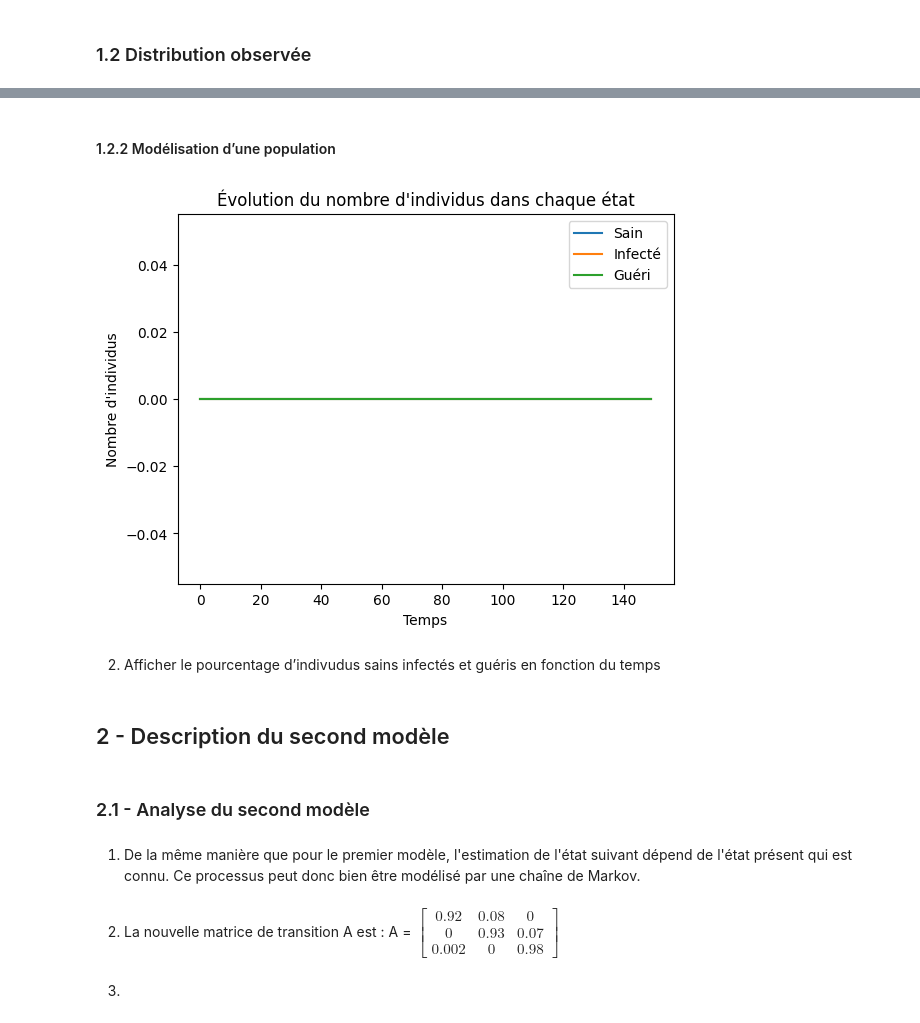
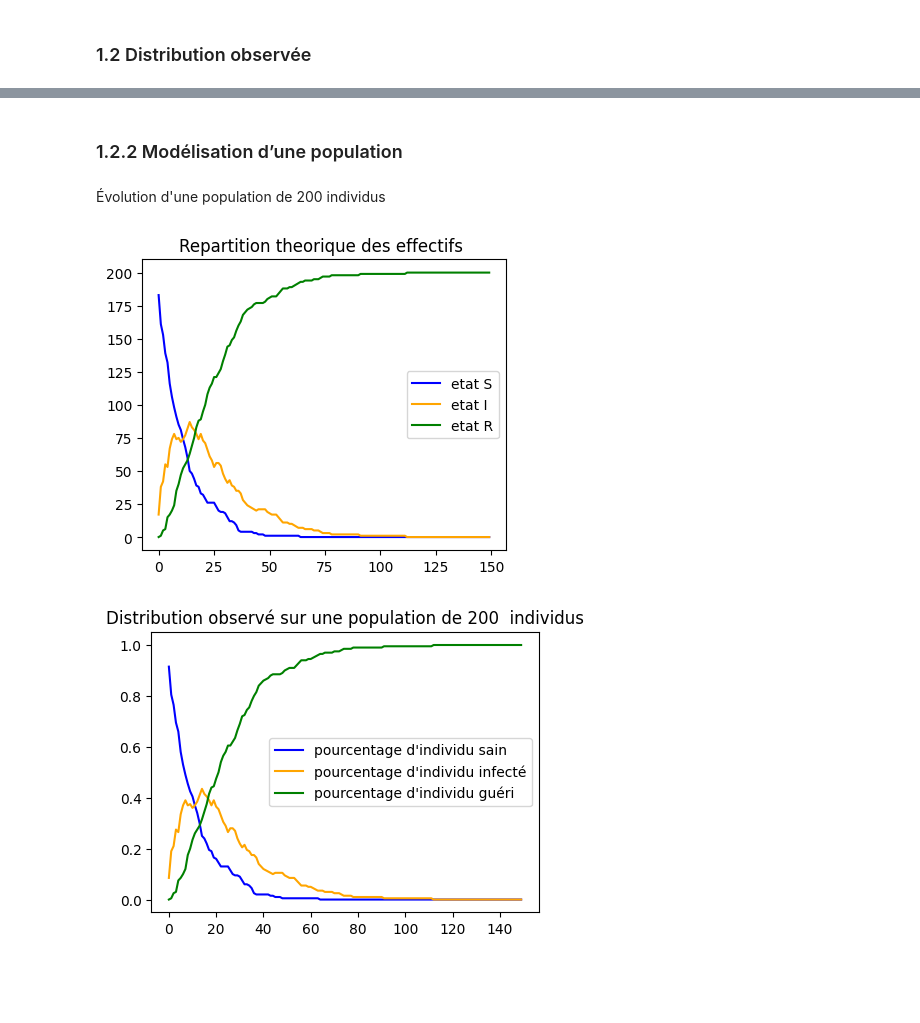
Before and after one commit to tkqdldk/Markov_Epidemio, a Jupyter notebook: projet3.ipynb.ipynb, the cells around one changed output, grey strips where cells are left out. Cells and saved outputs as stored; diff of their text form; code cells hidden in the pictures; blank space fills up the shorter version.

```diff
--- a/projet3.ipynb.ipynb
+++ b/projet3.ipynb.ipynb
@@ -139,16 +154,3 @@ en suivant les probabilités de transition).
 # %%
-def  générer_séquence(T,vecteur_init,matrice):
-    # Choisir un état initial au hasard en utilisant les probabilités de π0
-    etats_labels = ["S", "I", "R"]
-    sequence = [etats_labels[np.random.choice(len(vecteur_init), p=vecteur_init)]]
-    # choisir chaque état suivant en utilisant les probabilités de transition définies par la matrice de transition
-    for t in range(1,T):
-        # Récupèrer le dernier état ajouté à la séquence
-        etat_actuel = sequence[-1]
-        # Extrait la ligne de la matrice de transition  correspondant à l'état actuel. Cela donne les probabilités de transition de l'état actuel vers tous les autres états
-        prob_transition = matrice_transition[etats_labels.index(etat_actuel), :]
-        # Tirer au hasard le prochain état en fonction des probabilités de transition
-        prochain_etat = np.random.choice(etats_labels, p=prob_transition)
-        # Ajouter le prochain état à la séquence, complétant ainsi l'itération de la boucle
-        sequence.append(prochain_etat)
-    return sequence
+T = 150
+générer_séquence(T,vecteur_initial,matrice_transition)
@@ -178,2 +175,4 @@ générer_séquence(T,vecteur_initial,matrice_transition)
+# %% [markdown]
+### 1.2.2 Modélisation d’une population
 # %% [markdown]
-#### 1.2.2 Modélisation d’une population
+Évolution d'une population de 200 individus
@@ -180,42 +223,10 @@ générer_séquence(T,vecteur_initial,matrice_transition)
 # %%
+T = 150
+nombre_individus = 200
 vecteur_initial = np.array([0.9, 0.1, 0])
 matrice_transition = np.array([[0.92, 0.08, 0], [0, 0.93, 0.07], [0, 0, 1]])
 
-nombre_individus = 200
-nb = np.zeros((T, 3))
-def Evolution_sequences(nombre_individus, matrice, T,vecteur_init ):
-    for t in range(T):
-        nb_sain = 0
-        nb_infecté = 0
-        nb_guéri = 0
-        # Génération de la séquence pour chaque individu dans la population
-        sequences_individus = [générer_séquence(T, vecteur_initial, matrice_transition) for _ in range(nombre_individus)]
-        for i in range(0,nombre_individus):
-            # Récupérer l'état actuel de l'individu à un instant donné dans la séquence générée pour cet individu
-            etat_actuel = sequences_individus[i][t]
-            # Mise à jour des compteurs
-            if etat_actuel == "S":
-                nb_sain += 1
-            elif etat_actuel == "I":
-                nb_infecté += 1
-            elif etat_actuel == "R":
-                nb_guéri += 1
-        # Enregistrement des compteurs pour cet instant t
-        nb[t, :] = [nb_sain, nb_infecté, nb_guéri]
-        # Le tableau nb est une matrice où chaque ligne représente une étape temporelle et chaque colonne représente le nombre d'individus dans un état spécifique.
-
-# Tracer les courbes d'évolution du nombre d'individus dans chaque état
-temps = np.arange(T) #  permet de générer une séquence d'indices temporels pour chaque instant tt
-plt.plot(temps, nb[:, 0], label='Sain')
-plt.plot(temps, nb[:, 1], label='Infecté')
-plt.plot(temps, nb[:, 2], label='Guéri')
-
-plt.title('Évolution du nombre d\'individus dans chaque état')
-plt.xlabel('Temps')
-plt.ylabel('Nombre d\'individus')
-plt.legend()
-plt.show()
+seq = Evolution_sequences(nombre_individus, matrice_transition, T,vecteur_initial)
 # %% [output]
-[figure, old version]
+[figure, new version]
+[figure, added]
-# %% [markdown]
-2. Afficher le pourcentage d’indivudus sains infectés et guéris en fonction du temps
@@ -228,10 +232,0 @@ def Pourcentage(nb, nombre_individus):
-# %% [markdown]
-## 2 - Description du second modèle
-# %% [markdown]
-### 2.1 - Analyse du second modèle
-# %% [markdown]
-1. De la même manière que pour le premier modèle, l'estimation de l'état suivant dépend de l'état présent qui est connu. Ce processus peut donc bien être modélisé par une chaîne de Markov.
-# %% [markdown]
-2. La nouvelle matrice de transition A est : A = $  \begin{bmatrix} 0.92 & 0.08 & 0 \\ 0 & 0.93 & 0.07 \\ 0.002 & 0 & 0.98 \end{bmatrix} $
-# %% [markdown]
-3.
```
Also changed, not shown: parts of 79 cells of this notebook.
